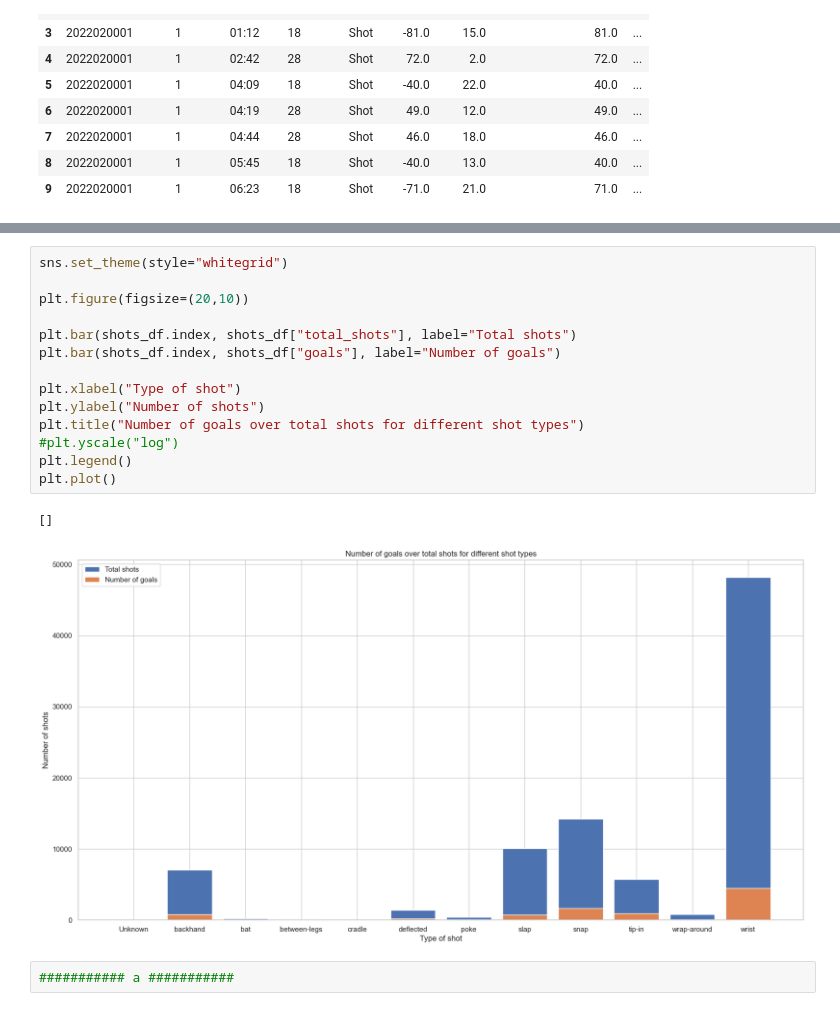
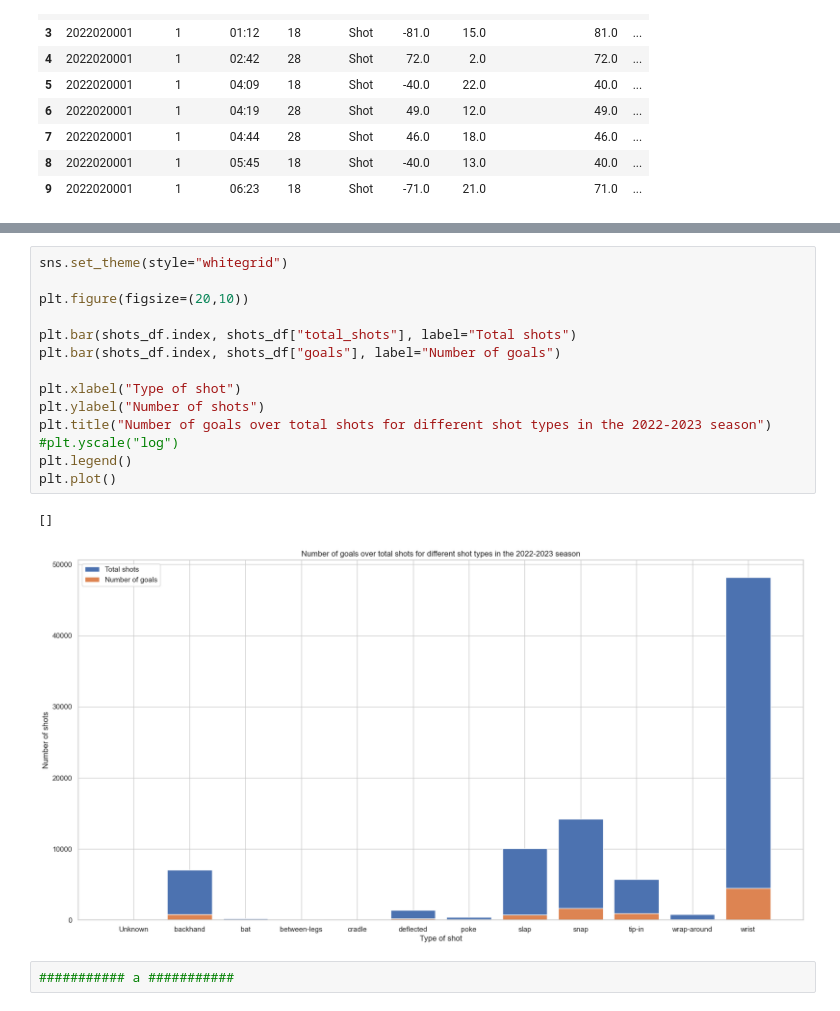
Before and after one commit to SlimeOverlord/nhl-data-analysis, a Jupyter notebook: ift6758/visualizations/simple_visualizations.ipynb, the cells around one changed output, grey strips where cells are left out. Cells and saved outputs as stored; diff of their text form.

Commit message:
More corrections to simple_visualizations

```diff
--- a/ift6758/visualizations/simple_visualizations.ipynb
+++ b/ift6758/visualizations/simple_visualizations.ipynb
@@ -51,20 +51,20 @@ wrist               48198   4451
 # %%
 sns.set_theme(style="whitegrid")
 
 plt.figure(figsize=(20,10))
 
 plt.bar(shots_df.index, shots_df["total_shots"], label="Total shots")
 plt.bar(shots_df.index, shots_df["goals"], label="Number of goals")
 
 plt.xlabel("Type of shot")
 plt.ylabel("Number of shots")
-plt.title("Number of goals over total shots for different shot types")
+plt.title("Number of goals over total shots for different shot types in the 2022-2023 season")
 #plt.yscale("log")
 plt.legend()
 plt.plot()
 # %% [output]
 []
-[figure, old version]
+[figure, new version]
 # %%
 ########### a ###########
 # %%
```
Also changed, not shown: parts of 2 cells of this notebook.
